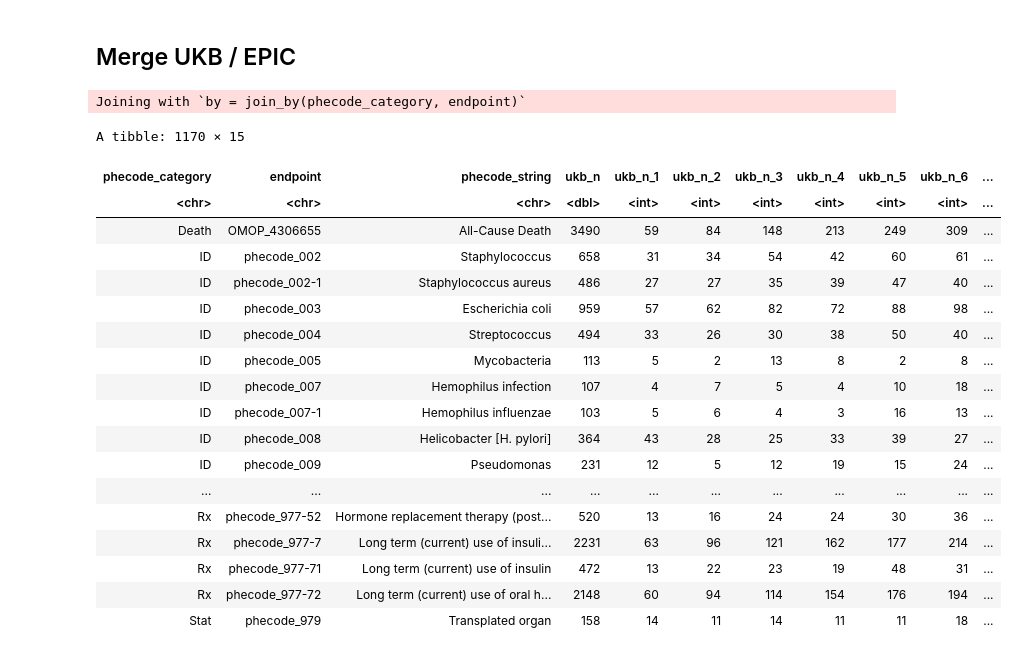
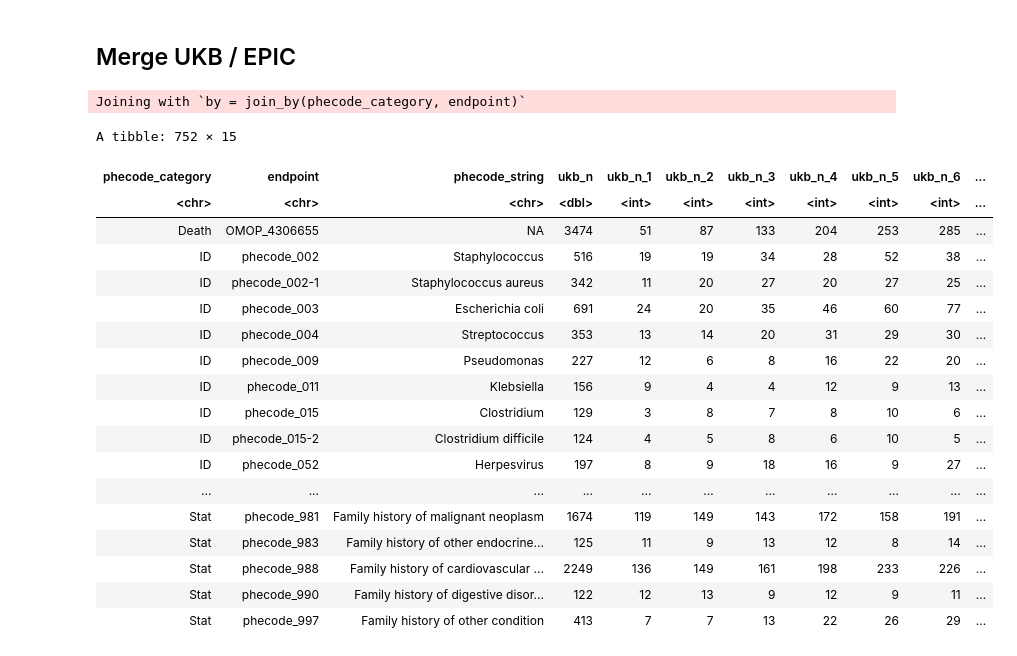
Before and after one commit to JakobSteinfeldt/23_retina_epic, a Jupyter notebook: 2_figures/Figure2_EventRates_phenome.ipynb, the cells around one changed output. Cells and saved outputs as stored; diff of their text form; code cells hidden in the pictures.

```diff
--- a/2_figures/Figure2_EventRates_phenome.ipynb
+++ b/2_figures/Figure2_EventRates_phenome.ipynb
@@ -417,30 +417,30 @@ temp_pos %>% write_csv(glue("outputs/SupplFigure2a.csv"))
 # %%
 endpoints_md_all = arrow::read_feather(glue("{project_path}/endpoints_md.feather"))
 # %%
-ukb = fread("ST3_EventRates_UKB.csv") %>% as_tibble() %>%
+ukb = fread("UKB_EventRates_PhenomeWide.csv") %>% as_tibble() %>%
     mutate(ratio = event_rate_ratio, n=rowSums(select(., starts_with("n_")))) %>% ungroup() %>%
     select(phecode_category,  endpoint, n, starts_with("n_"), ratio) %>% left_join(endpoints_md_all %>% select(phecode_category, phecode_string, endpoint)) %>% arrange(endpoint) %>% #%>%
     select(phecode_category, endpoint, phecode_string, n, starts_with("n_"), ratio) %>% arrange(endpoint)
 colnames(ukb)[4:15] = glue("ukb_{colnames(ukb)[4:15]}")
 ukb
 # %% [output]
 Joining with `by = join_by(phecode_category, endpoint)`
-A tibble: 1170 × 15
+A tibble: 752 × 15
 | phecode_category | endpoint | phecode_string | ukb_n | ukb_n_1 | ukb_n_2 | ukb_n_3 | ukb_n_4 | ukb_n_5 | ukb_n_6 | ... |
 | <chr> | <chr> | <chr> | <dbl> | <int> | <int> | <int> | <int> | <int> | <int> | ... |
-| Death | OMOP_4306655 | All-Cause Death | 3490 | 59 | 84 | 148 | 213 | 249 | 309 | ... |
-| ID | phecode_002 | Staphylococcus | 658 | 31 | 34 | 54 | 42 | 60 | 61 | ... |
-| ID | phecode_002-1 | Staphylococcus aureus | 486 | 27 | 27 | 35 | 39 | 47 | 40 | ... |
-| ID | phecode_003 | Escherichia coli | 959 | 57 | 62 | 82 | 72 | 88 | 98 | ... |
-| ID | phecode_004 | Streptococcus | 494 | 33 | 26 | 30 | 38 | 50 | 40 | ... |
-| ID | phecode_005 | Mycobacteria | 113 | 5 | 2 | 13 | 8 | 2 | 8 | ... |
-| ID | phecode_007 | Hemophilus infection | 107 | 4 | 7 | 5 | 4 | 10 | 18 | ... |
-| ID | phecode_007-1 | Hemophilus influenzae | 103 | 5 | 6 | 4 | 3 | 16 | 13 | ... |
-| ID | phecode_008 | Helicobacter [H. pylori] | 364 | 43 | 28 | 25 | 33 | 39 | 27 | ... |
-| ID | phecode_009 | Pseudomonas | 231 | 12 | 5 | 12 | 19 | 15 | 24 | ... |
+| Death | OMOP_4306655 | NA | 3474 | 51 | 87 | 133 | 204 | 253 | 285 | ... |
+| ID | phecode_002 | Staphylococcus | 516 | 19 | 19 | 34 | 28 | 52 | 38 | ... |
+| ID | phecode_002-1 | Staphylococcus aureus | 342 | 11 | 20 | 27 | 20 | 27 | 25 | ... |
+| ID | phecode_003 | Escherichia coli | 691 | 24 | 20 | 35 | 46 | 60 | 77 | ... |
+| ID | phecode_004 | Streptococcus | 353 | 13 | 14 | 20 | 31 | 29 | 30 | ... |
+| ID | phecode_009 | Pseudomonas | 227 | 12 | 6 | 8 | 16 | 22 | 20 | ... |
+| ID | phecode_011 | Klebsiella | 156 | 9 | 4 | 4 | 12 | 9 | 13 | ... |
+| ID | phecode_015 | Clostridium | 129 | 3 | 8 | 7 | 8 | 10 | 6 | ... |
+| ID | phecode_015-2 | Clostridium difficile | 124 | 4 | 5 | 8 | 6 | 10 | 5 | ... |
+| ID | phecode_052 | Herpesvirus | 197 | 8 | 9 | 18 | 16 | 9 | 27 | ... |
 | ... | ... | ... | ... | ... | ... | ... | ... | ... | ... | ... |
-| Rx | phecode_977-52 | Hormone replacement therapy (post... | 520 | 13 | 16 | 24 | 24 | 30 | 36 | ... |
-| Rx | phecode_977-7 | Long term (current) use of insuli... | 2231 | 63 | 96 | 121 | 162 | 177 | 214 | ... |
-| Rx | phecode_977-71 | Long term (current) use of insulin | 472 | 13 | 22 | 23 | 19 | 48 | 31 | ... |
-| Rx | phecode_977-72 | Long term (current) use of oral h... | 2148 | 60 | 94 | 114 | 154 | 176 | 194 | ... |
-| Stat | phecode_979 | Transplated organ | 158 | 14 | 11 | 14 | 11 | 11 | 18 | ... |
+| Stat | phecode_981 | Family history of malignant neoplasm | 1674 | 119 | 149 | 143 | 172 | 158 | 191 | ... |
+| Stat | phecode_983 | Family history of other endocrine... | 125 | 11 | 9 | 13 | 12 | 8 | 14 | ... |
+| Stat | phecode_988 | Family history of cardiovascular ... | 2249 | 136 | 149 | 161 | 198 | 233 | 226 | ... |
+| Stat | phecode_990 | Family history of digestive disor... | 122 | 12 | 13 | 9 | 12 | 9 | 11 | ... |
+| Stat | phecode_997 | Family history of other condition | 413 | 7 | 7 | 13 | 22 | 26 | 29 | ... |
```
Also changed, not shown: parts of 13 cells of this notebook, 36 other files.
